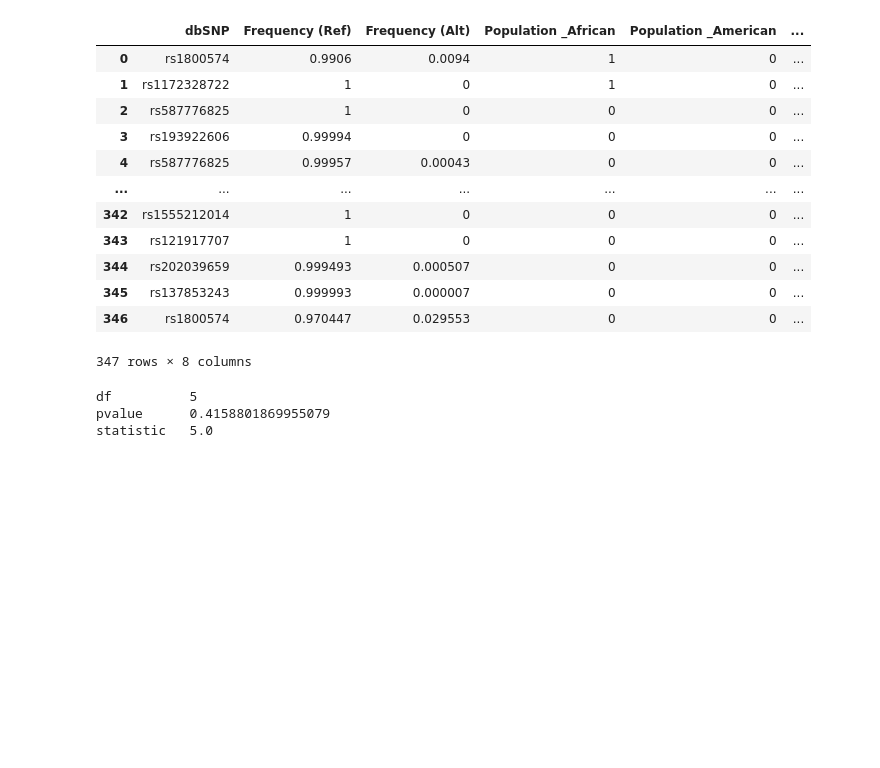
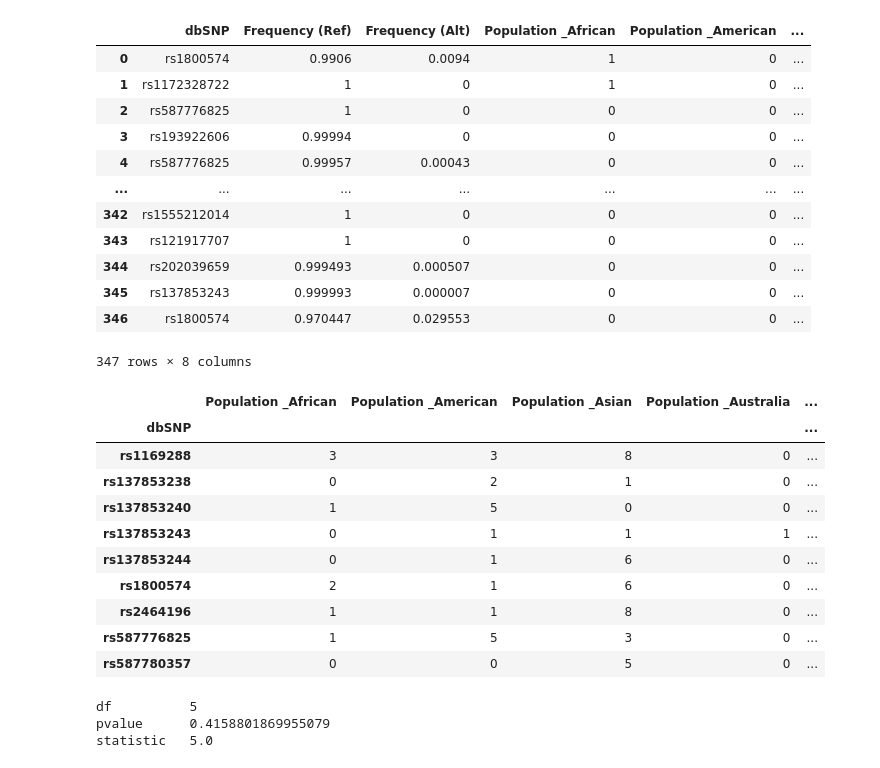
Before and after one commit to Bhushan-Wagh025/Stage4_Hackbio-1, a Jupyter notebook: Stage4_Analysis_Vinay.ipynb, the cells around one changed output. Cells and saved outputs as stored; diff of their text form; code cells hidden in the pictures; blank space fills up the shorter version.

```diff
--- a/Stage4_Analysis_Vinay.ipynb
+++ b/Stage4_Analysis_Vinay.ipynb
@@ -155,7 +155,20 @@ df
 # %%
 df1 = df.groupby(["dbSNP"]).sum()
 df1['Total'] = df["dbSNP"].value_counts()
 df1 = df1[df1.Total >= 7]
+df1
+# %% [output]
+|  | Population _African | Population _American | Population _Asian | Population _Australia | ... |
+| dbSNP |  |  |  |  | ... |
+| rs1169288 | 3 | 3 | 8 | 0 | ... |
+| rs137853238 | 0 | 2 | 1 | 0 | ... |
+| rs137853240 | 1 | 5 | 0 | 0 | ... |
+| rs137853243 | 0 | 1 | 1 | 1 | ... |
+| rs137853244 | 0 | 1 | 6 | 0 | ... |
+| rs1800574 | 2 | 1 | 6 | 0 | ... |
+| rs2464196 | 1 | 1 | 8 | 0 | ... |
+| rs587776825 | 1 | 5 | 3 | 0 | ... |
+| rs587780357 | 0 | 0 | 5 | 0 | ... |
 # %%
 from statsmodels.stats.contingency_tables import cochrans_q
 # %%
```
Also changed, not shown: 2 other files.
